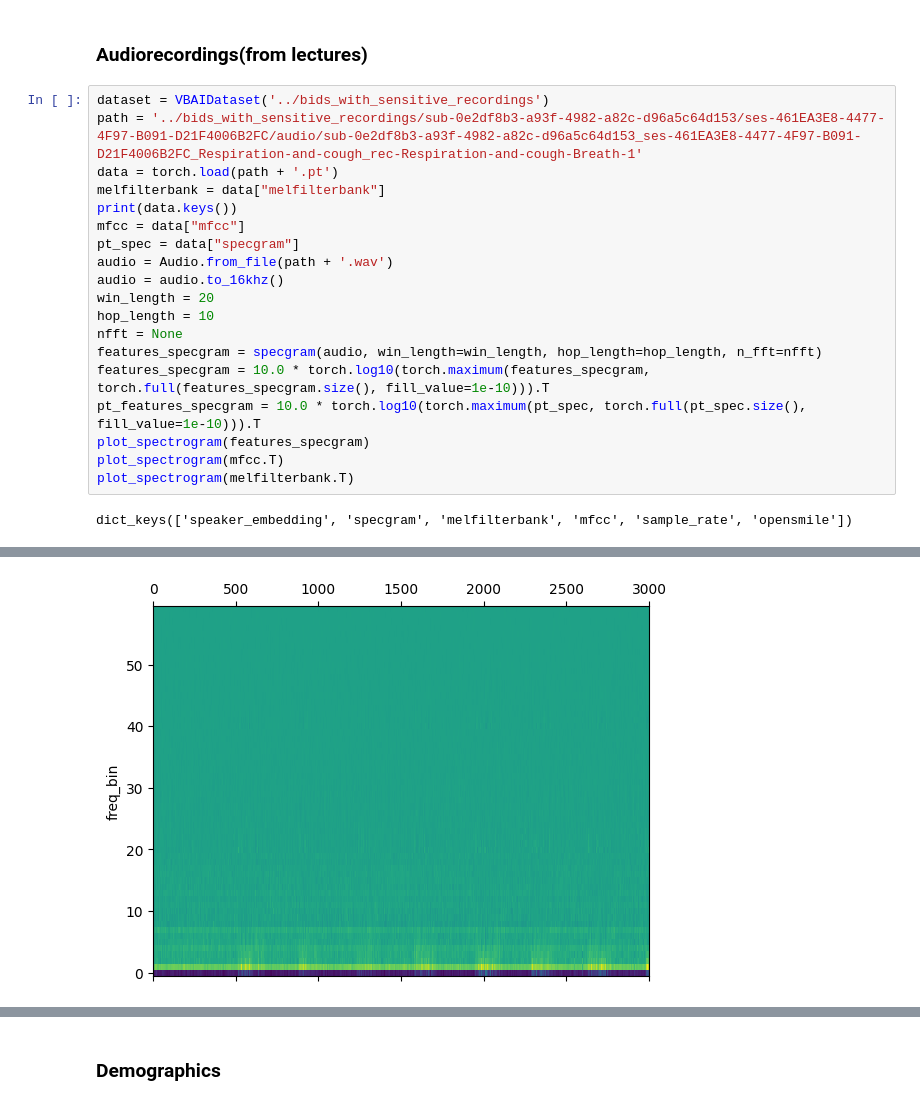
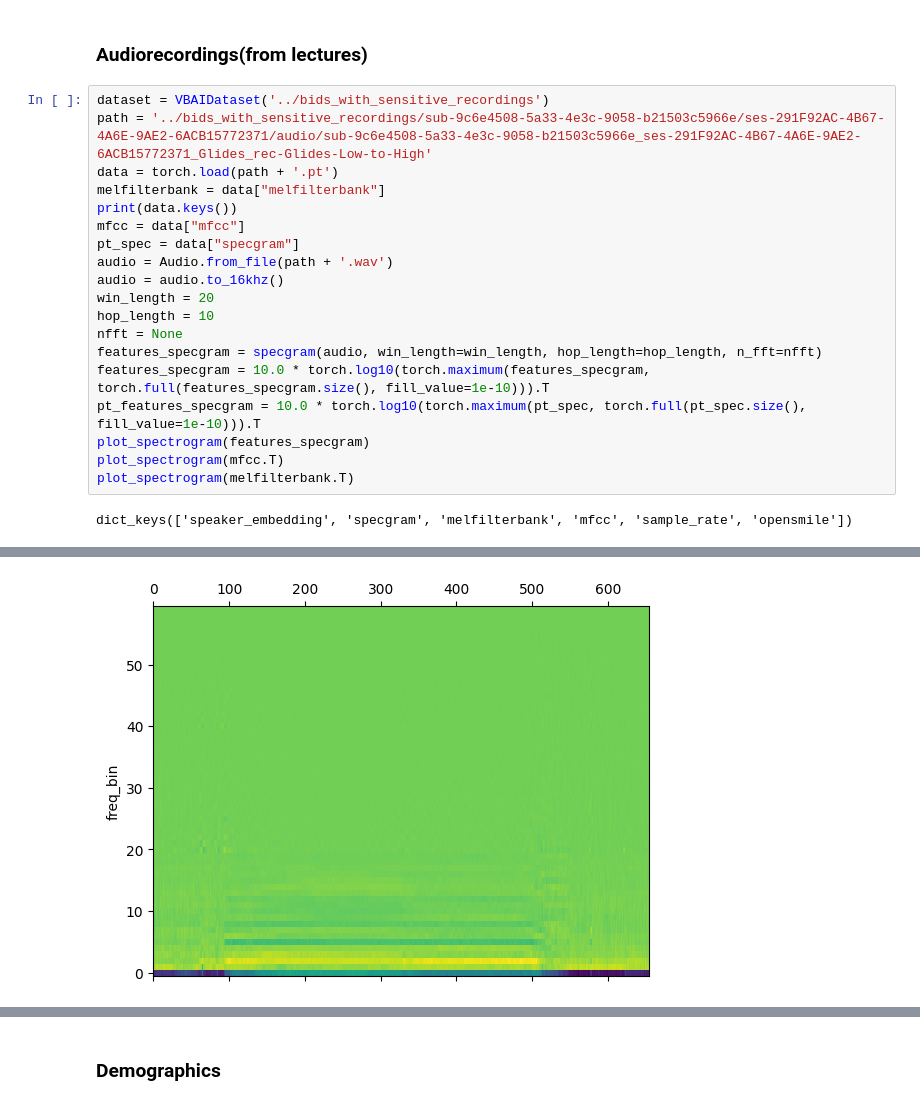
Before and after one commit to ArtKrutsko/B2AI-Project3, a Jupyter notebook: SES_spectro.ipynb, the cells around one changed output, grey strips where cells are left out. Saved outputs shown, nothing was run; the diff lists cells and outputs as text.

```diff
--- a/SES_spectro.ipynb
+++ b/SES_spectro.ipynb
@@ -17,7 +17,7 @@ from sklearn.metrics import confusion_matrix, ConfusionMatrixDisplay
 ### Audiorecordings(from lectures)
 # %%
 dataset = VBAIDataset('../bids_with_sensitive_recordings')
-path = '../bids_with_sensitive_recordings/sub-0e2df8b3-a93f-4982-a82c-d96a5c64d153/ses-461EA3E8-4477-4F97-B091-D21F4006B2FC/audio/sub-0e2df8b3-a93f-4982-a82c-d96a5c64d153_ses-461EA3E8-4477-4F97-B091-D21F4006B2FC_Respiration-and-cough_rec-Respiration-and-cough-Breath-1'
+path = '../bids_with_sensitive_recordings/sub-9c6e4508-5a33-4e3c-9058-b21503c5966e/ses-291F92AC-4B67-4A6E-9AE2-6ACB15772371/audio/sub-9c6e4508-5a33-4e3c-9058-b21503c5966e_ses-291F92AC-4B67-4A6E-9AE2-6ACB15772371_Glides_rec-Glides-Low-to-High'
 data = torch.load(path + '.pt')
 melfilterbank = data["melfilterbank"]
 print(data.keys())
@@ -40 +40 @@ dict_keys(['speaker_embedding', 'specgram', 'melfilterbank', 'mfcc', 'sample_rat
-[figure, old version]
+[figure, new version]
```
Also changed, not shown: parts of 9 cells of this notebook.
